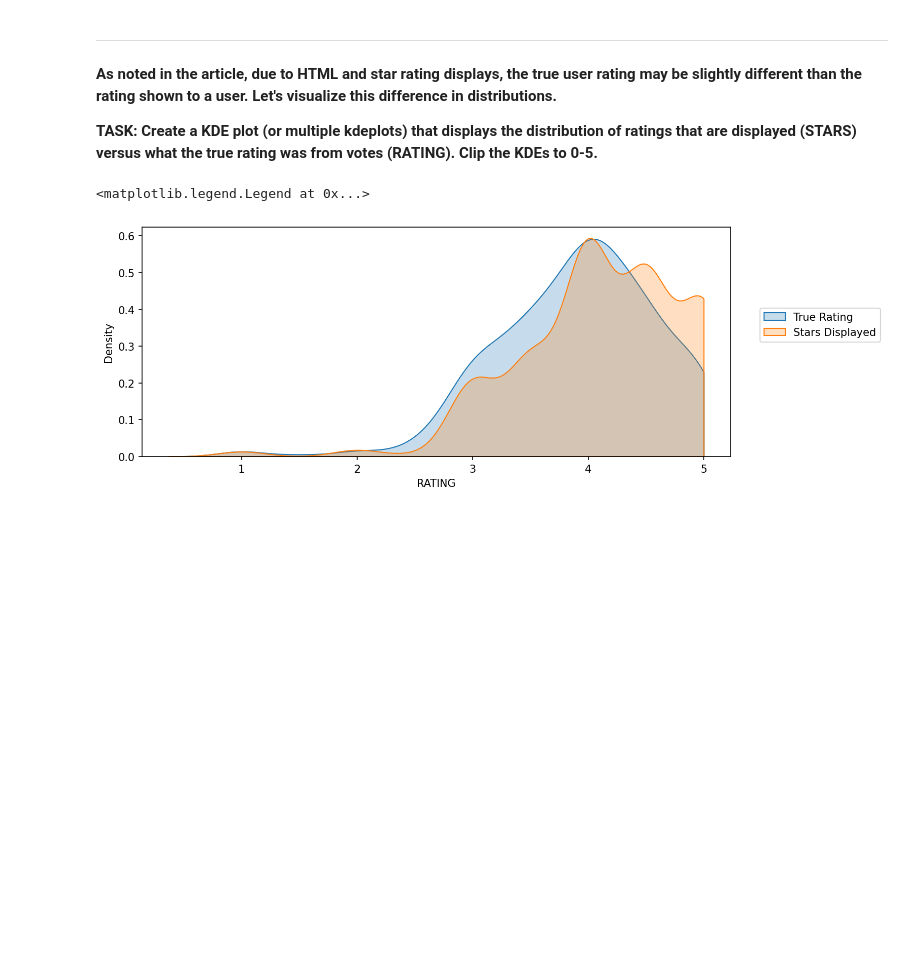
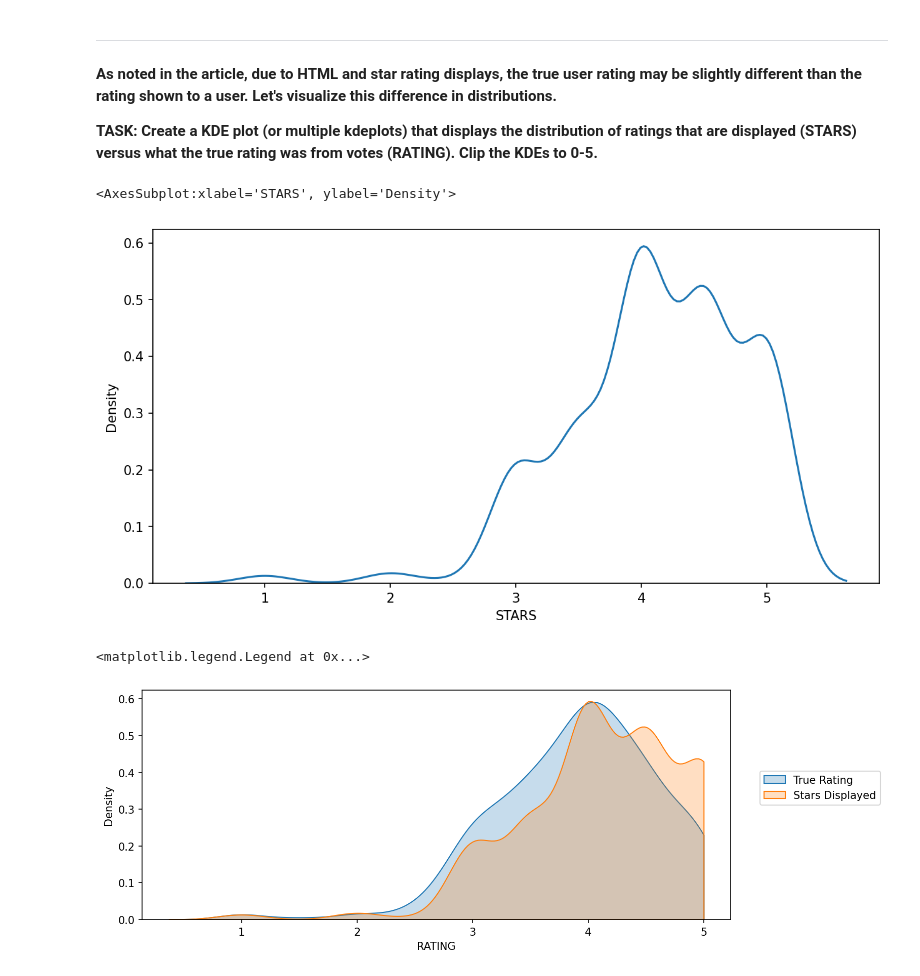
Before and after one commit to Ertugrul-Kurubal/DVwPy-Assigments, a Jupyter notebook: Capstone Project/Capstone-Project.ipynb, the cells around one changed output. Cells and saved outputs as stored; diff of their text form; code cells hidden in the pictures; blank space fills up the shorter version.

```diff
--- a/Capstone Project/Capstone-Project.ipynb
+++ b/Capstone Project/Capstone-Project.ipynb
@@ -286,3 +286,5 @@ fandango[fandango.VOTES == 0]["VOTES"].count()
 **TASK: Create DataFrame of only reviewed films by removing any films that have zero votes.**
 # %%
 #CODE HERE
+votes_film = fandango[fandango.VOTES > 0]
+votes_film
@@ -297,3 +311,10 @@ fandango[fandango.VOTES == 0]["VOTES"].count()
+# %%
+#CODE HERE
+plt.figure(figsize=(10,5),dpi=150)
+sns.kdeplot(x="STARS", data=votes_film)
+# %% [output]
+<AxesSubplot:xlabel='STARS', ylabel='Density'>
+[figure, added]
 # %%
 # %% [output]
 <matplotlib.legend.Legend at 0x...>
```
Also changed, not shown: parts of 2 cells of this notebook.
